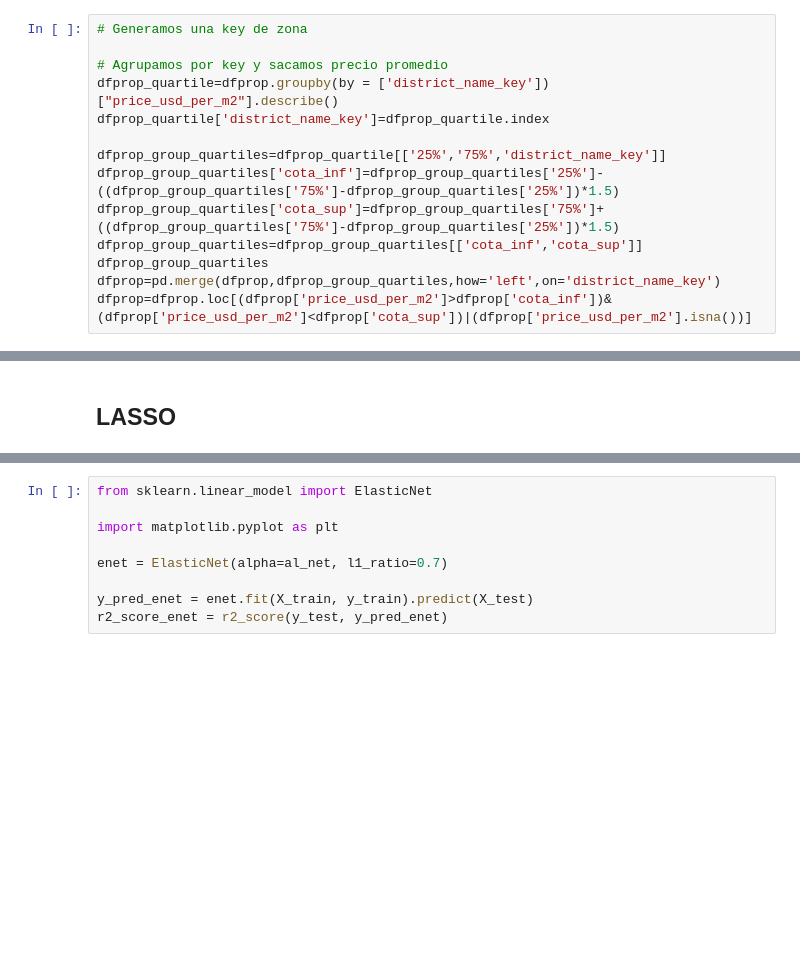
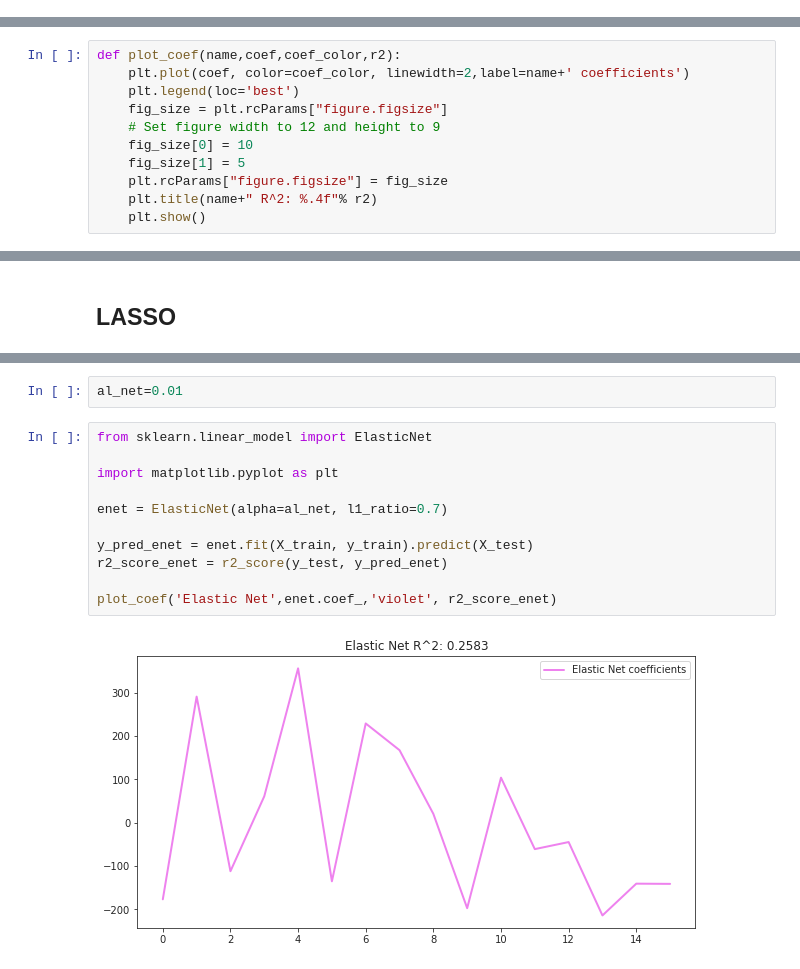
Before and after one commit to rgvillar/properati, a Jupyter notebook: Grupo7_Dummies_y_ML.ipynb, the cells around one changed output, grey strips where cells are left out. Drawn from its saved outputs; the diff is of its cells as text; blank space fills up the shorter version.

```diff
--- a/Grupo7_Dummies_y_ML.ipynb
+++ b/Grupo7_Dummies_y_ML.ipynb
@@ -146,14 +170,0 @@ sns.catplot(y="district_name_key", x="price_usd_per_m2", data=dfprop,ax=ax);
-# %%
-# Generamos una key de zona
-
-# Agrupamos por key y sacamos precio promedio
-dfprop_quartile=dfprop.groupby(by = ['district_name_key'])["price_usd_per_m2"].describe()
-dfprop_quartile['district_name_key']=dfprop_quartile.index
-
-dfprop_group_quartiles=dfprop_quartile[['25%','75%','district_name_key']]
-dfprop_group_quartiles['cota_inf']=dfprop_group_quartiles['25%']-((dfprop_group_quartiles['75%']-dfprop_group_quartiles['25%'])*1.5)
-dfprop_group_quartiles['cota_sup']=dfprop_group_quartiles['75%']+((dfprop_group_quartiles['75%']-dfprop_group_quartiles['25%'])*1.5)
-dfprop_group_quartiles=dfprop_group_quartiles[['cota_inf','cota_sup']]
-dfprop_group_quartiles
-dfprop=pd.merge(dfprop,dfprop_group_quartiles,how='left',on='district_name_key')
-dfprop=dfprop.loc[(dfprop['price_usd_per_m2']>dfprop['cota_inf'])&(dfprop['price_usd_per_m2']<dfprop['cota_sup'])|(dfprop['price_usd_per_m2'].isna())]
@@ -244 +197,12 @@ kf = KFold(n_splits=10, shuffle=True, random_state=12)
+# %%
+def plot_coef(name,coef,coef_color,r2):
+    plt.plot(coef, color=coef_color, linewidth=2,label=name+' coefficients')
+    plt.legend(loc='best')
+    fig_size = plt.rcParams["figure.figsize"]
+    # Set figure width to 12 and height to 9
+    fig_size[0] = 10
+    fig_size[1] = 5
+    plt.rcParams["figure.figsize"] = fig_size
+    plt.title(name+" R^2: %.4f"% r2)
+    plt.show()
 # %%
@@ -354,9 +306,15 @@ al_net =lm_lasso_cv.alpha_
+# %%
+al_net=0.01
 # %%
 from sklearn.linear_model import ElasticNet
 
 import matplotlib.pyplot as plt
 
 enet = ElasticNet(alpha=al_net, l1_ratio=0.7)
 
 y_pred_enet = enet.fit(X_train, y_train).predict(X_test)
 r2_score_enet = r2_score(y_test, y_pred_enet)
+
+plot_coef('Elastic Net',enet.coef_,'violet', r2_score_enet)
+# %% [output]
+[figure, added]
```
Also changed, not shown: parts of 68 cells of this notebook.
